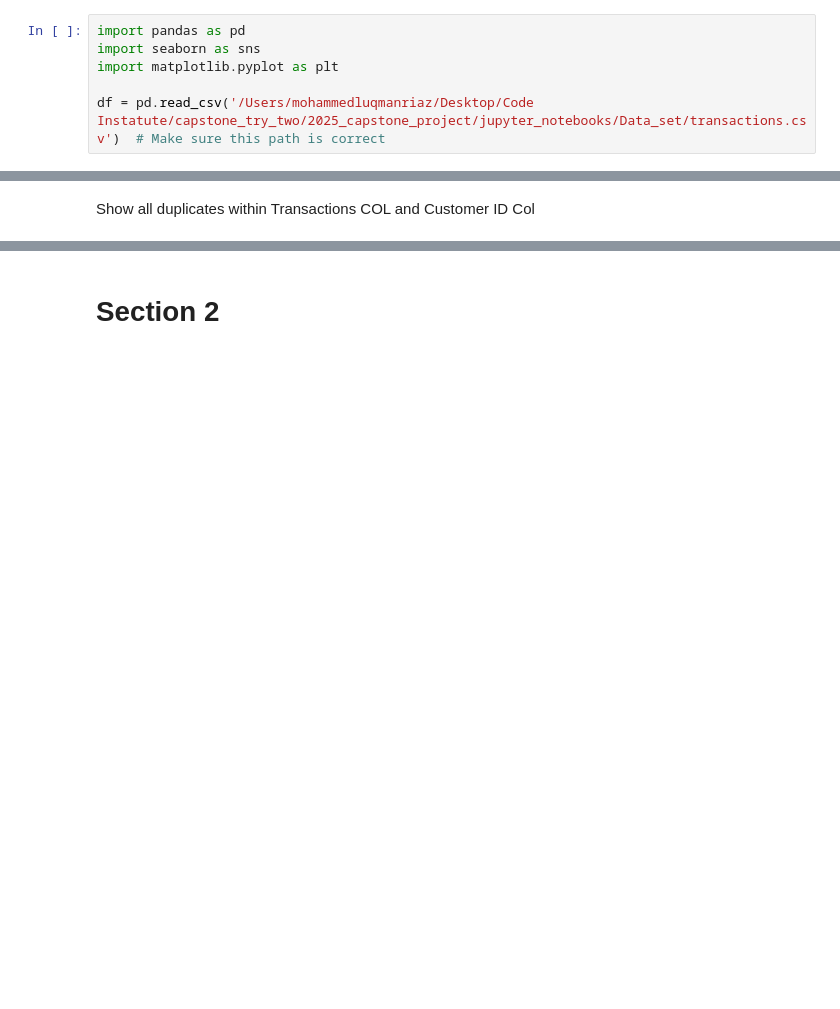
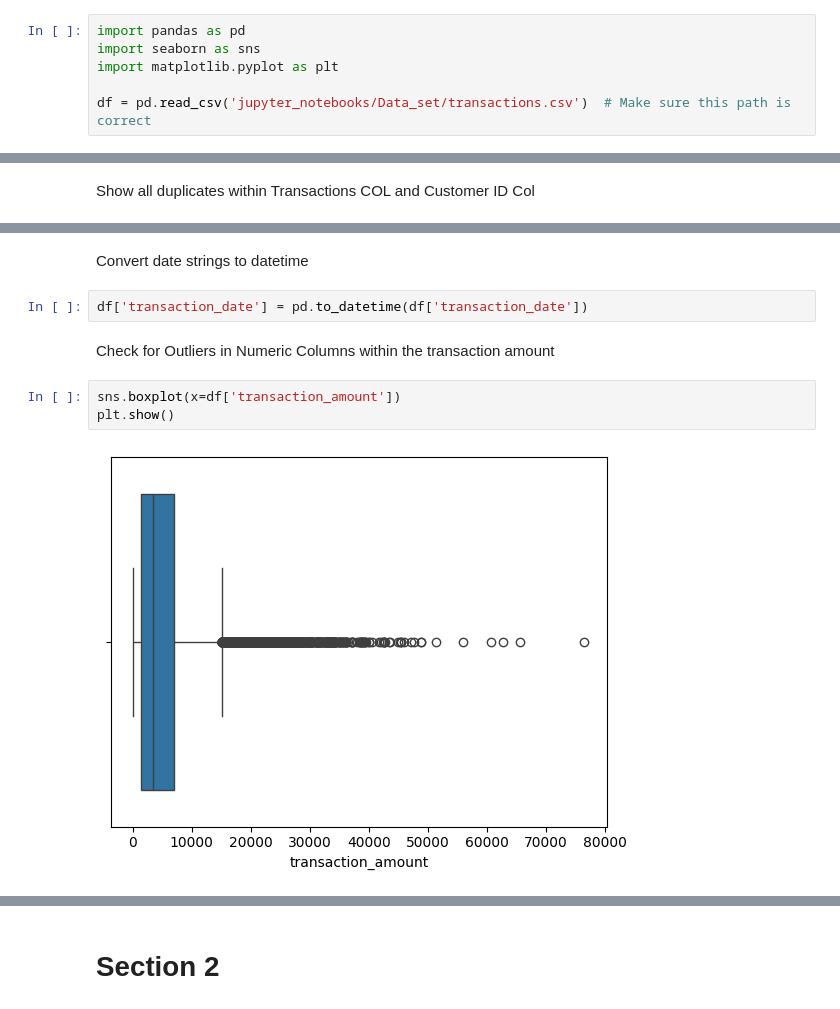
Before and after one commit to riazm13/2025_capstone_project, a Jupyter notebook: jupyter_notebooks/Notebook_Template.ipynb, the cells around one changed output, grey strips where cells are left out. Drawn from its saved outputs; the diff is of its cells as text; blank space fills up the shorter version.

```diff
--- a/jupyter_notebooks/Notebook_Template.ipynb
+++ b/jupyter_notebooks/Notebook_Template.ipynb
@@ -52,4 +58,4 @@ import pandas as pd
 import seaborn as sns
 import matplotlib.pyplot as plt
 
-df = pd.read_csv('/Users/mohammedluqmanriaz/Desktop/Code Instatute/capstone_try_two/2025_capstone_project/jupyter_notebooks/Data_set/transactions.csv')  # Make sure this path is correct
+df = pd.read_csv('jupyter_notebooks/Data_set/transactions.csv')  # Make sure this path is correct
@@ -116,0 +224,12 @@ else:
+# %% [markdown]
+Convert date strings to datetime
+# %%
+df['transaction_date'] = pd.to_datetime(df['transaction_date'])
+# %% [markdown]
+Check for Outliers in Numeric Columns
+within the transaction amount
+# %%
+sns.boxplot(x=df['transaction_amount'])
+plt.show()
+# %% [output]
+[figure, added]
```
Also changed, not shown: parts of 26 cells of this notebook.
